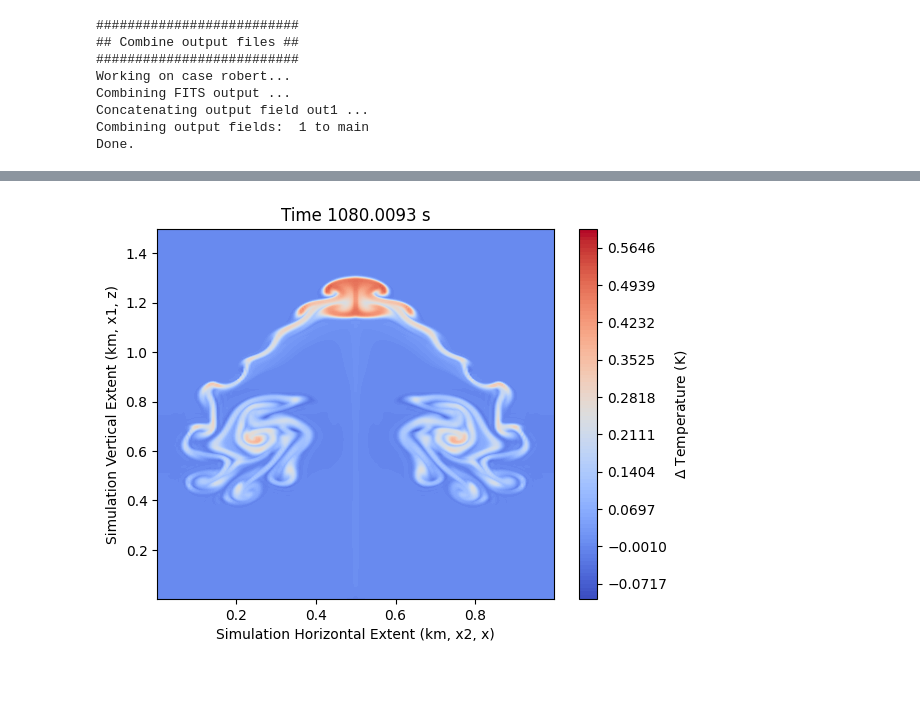
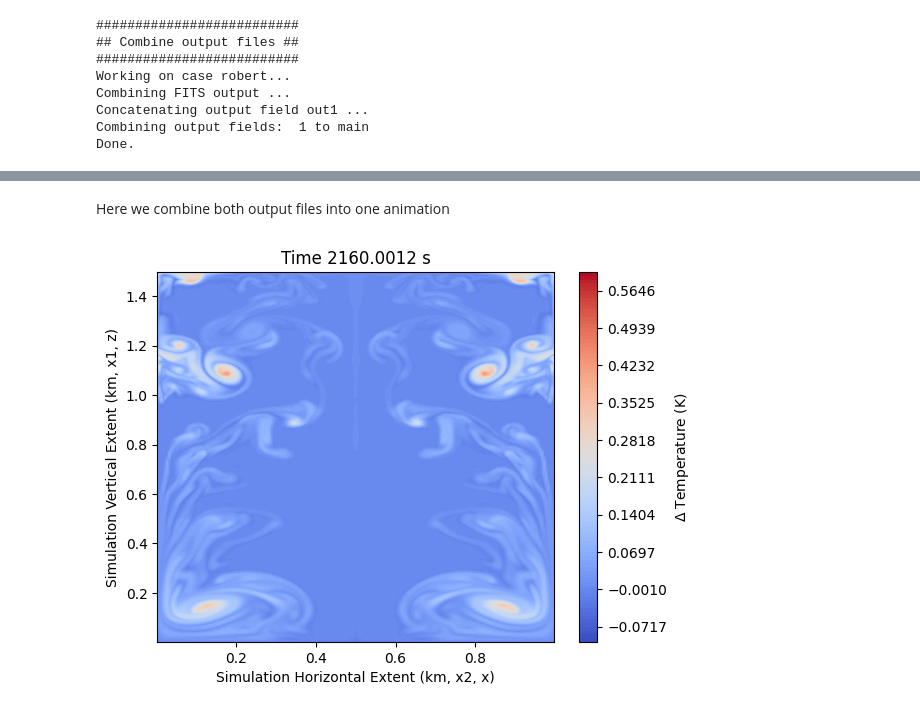
Before and after one commit to elijah-mullens/paddle, a Jupyter notebook: docs/content/notebooks/Tutorial2-Robert/Robert_Part3_restart.ipynb, the cells around one changed output, grey strips where cells are left out. Saved outputs shown, nothing was run; the diff lists cells and outputs as text; code cells hidden in the pictures; blank space fills up the shorter version.

Commit message:
Robert with consistent dT definition, and using an output folder

```diff
--- a/docs/content/notebooks/Tutorial2-Robert/Robert_Part3_restart.ipynb
+++ b/docs/content/notebooks/Tutorial2-Robert/Robert_Part3_restart.ipynb
@@ -332,3 +352,5 @@ Done.
+# %% [markdown]
+Here we combine both output files into one animation
 # %%
 import matplotlib.pyplot as plt
 from IPython.display import clear_output
@@ -337,8 +359,8 @@ import numpy as np
 import time
 
 
-# Open the file
-robert_output = netCDF4.Dataset('robert-main.nc', 'r')
+# Open the first main file
+robert_output = netCDF4.Dataset('./robert_results/robert-main.nc', 'r')
 
 # Lets plot the temperature
 data_temperature = robert_output.variables['temp'][:]
@@ -349,31 +371,71 @@ data_time = robert_output.variables['time'][:]
 # Array of center of cells for vertical direction
 data_x1 = robert_output.variables['x1'][:]
 
 # Array of center of cells for horizontal direction
 data_x2 = robert_output.variables['x2'][:]
 
 # Create meshgrid in order to plot
 Z, X = np.meshgrid(data_x2, data_x1)
 
 # Initial temperature map to provide contrast for colormap below
 temp_no_bubble = Ts - grav*X/cp
 
 # Loop over the time saved frames
 for t in range(np.shape(data_temperature)[0]):
 
     # Ensures that the last plot will be cleared
     clear_output(wait = True)
 
     # Make a countour plot with really fine layers to capture eddies
     plt.contourf(Z/1000,X/1000,data_temperature[t,:,0,:]-temp_no_bubble,cmap = 'coolwarm', levels = np.linspace(-0.1,0.6, 100))
     plt.colorbar(label = '$\Delta$ Temperature (K)')
     title = 'Time ' + str(data_time[t]) + ' s'
     plt.title(title)
     plt.xlabel('Simulation Horizontal Extent (km, x2, x)')
     plt.ylabel('Simulation Vertical Extent (km, x1, z)')
     plt.show()
 
     # Delay, so that it doesn't go too fast
     time.sleep(0.1)
+
+
+# Open the second main file
+robert_output = netCDF4.Dataset('./robert_results/robert-main2.nc', 'r')
+
+# Lets plot the temperature
+data_temperature = robert_output.variables['temp'][:]
+
+# Array of time for each frame, in seconds
+data_time = robert_output.variables['time'][:]
+
+# Array of center of cells for vertical direction
+data_x1 = robert_output.variables['x1'][:]
+
+# Array of center of cells for horizontal direction
+data_x2 = robert_output.variables['x2'][:]
+
+# Create meshgrid in order to plot
+Z, X = np.meshgrid(data_x2, data_x1)
+
+# Initial temperature map to provide contrast for colormap below
+temp_no_bubble = Ts - grav*X/cp
+
+# Loop over the time saved frames
+for t in range(np.shape(data_temperature)[0]):
+
+    # Ensures that the last plot will be cleared
+    clear_output(wait = True)
+
+    # Make a countour plot with really fine layers to capture eddies
+    plt.contourf(Z/1000,X/1000,data_temperature[t,:,0,:]-temp_no_bubble,cmap = 'coolwarm', levels = np.linspace(-0.1,0.6, 100))
+    plt.colorbar(label = '$\Delta$ Temperature (K)')
+    title = 'Time ' + str(data_time[t]) + ' s'
+    plt.title(title)
+    plt.xlabel('Simulation Horizontal Extent (km, x2, x)')
+    plt.ylabel('Simulation Vertical Extent (km, x1, z)')
+    plt.show()
+
+    # Delay, so that it doesn't go too fast
+    time.sleep(0.1)
 # %% [output]
-[figure, old version]
+[figure, new version]
```
Also changed, not shown: parts of 11 cells of this notebook, 5 other files.
